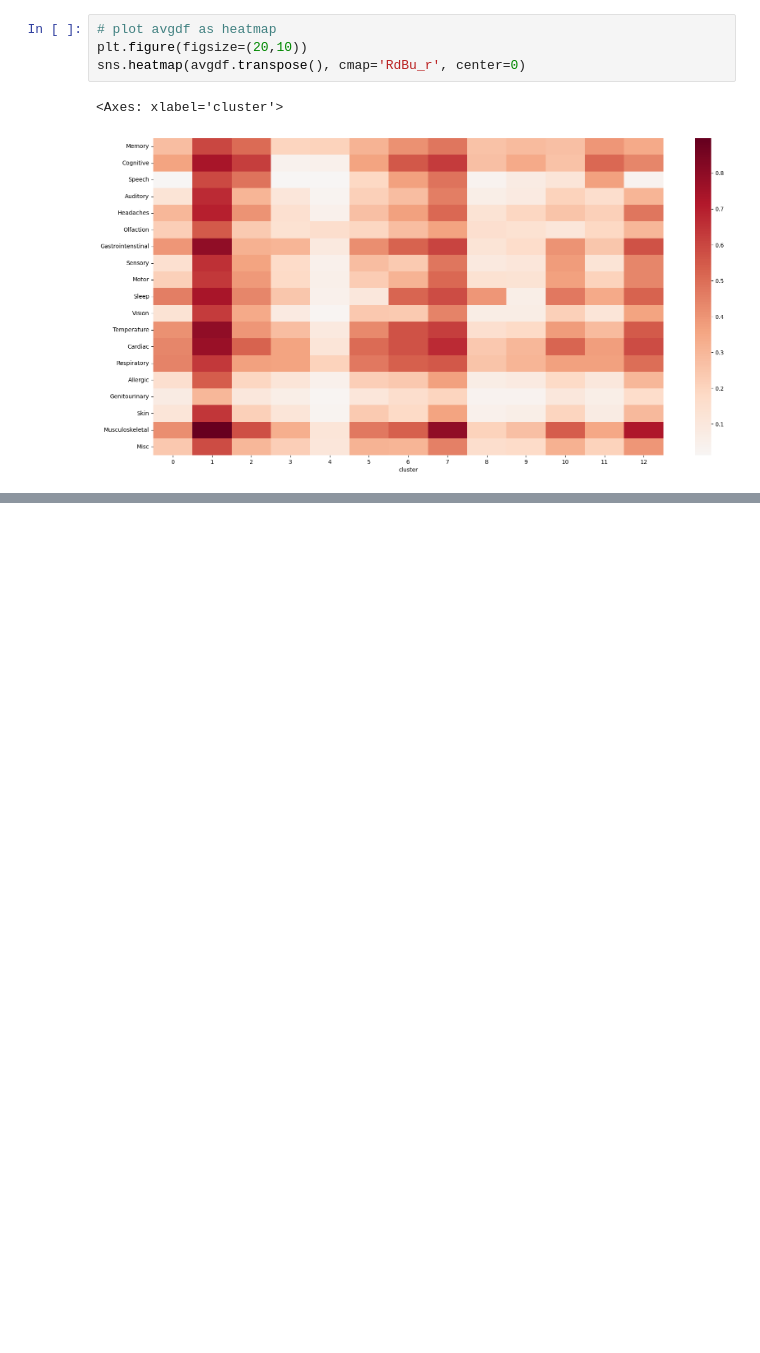
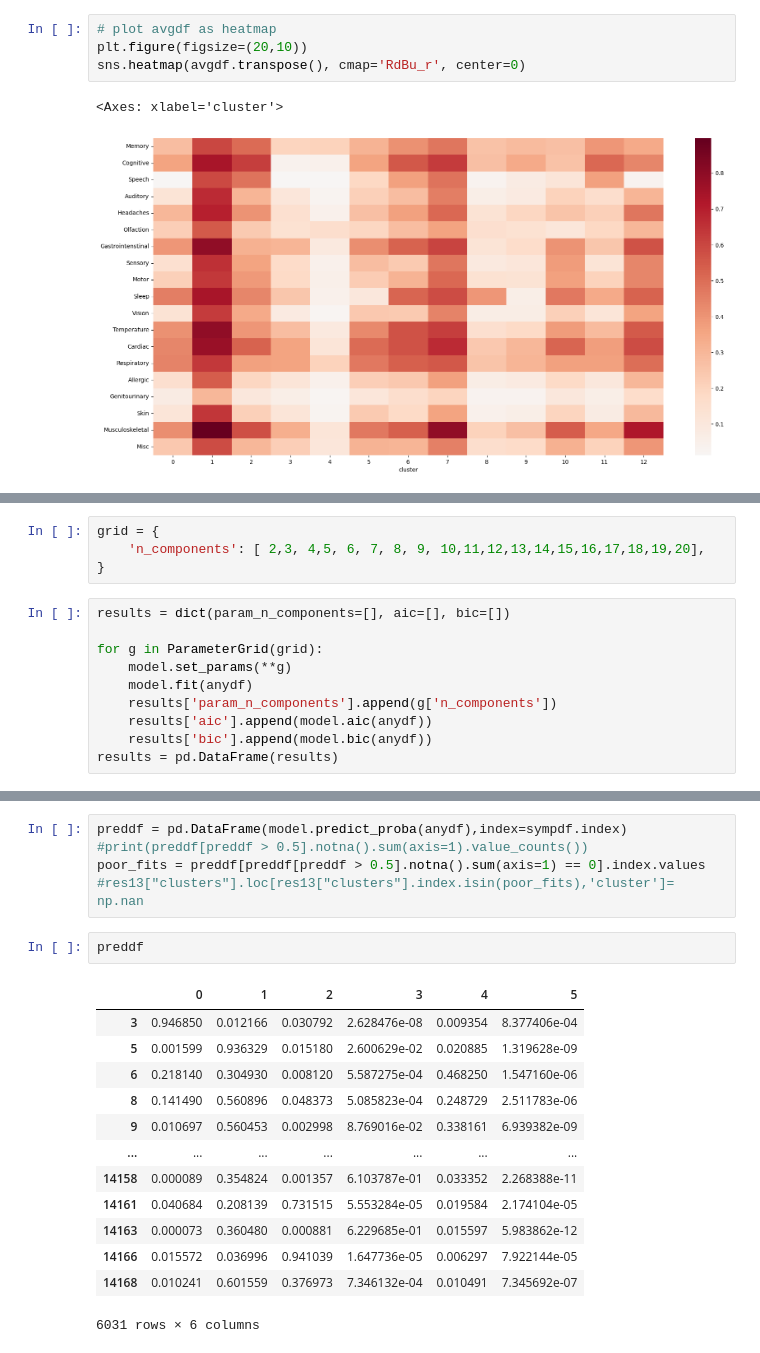
Before and after one commit to leothesouthafrican/PLR, a Jupyter notebook: Tessa/stepmix-121123-sympgrouping.ipynb, the cells around one changed output, grey strips where cells are left out. Drawn from its saved outputs; the diff is of its cells as text; blank space fills up the shorter version.

```diff
--- a/Tessa/stepmix-121123-sympgrouping.ipynb
+++ b/Tessa/stepmix-121123-sympgrouping.ipynb
@@ -342,0 +321,14 @@ groups_df[groups_df['group'].isin(['Misc','misc']) == False]
+# %%
+grid = {
+    'n_components': [ 2,3, 4,5, 6, 7, 8, 9, 10,11,12,13,14,15,16,17,18,19,20],
+}
+# %%
+results = dict(param_n_components=[], aic=[], bic=[])
+
+for g in ParameterGrid(grid):
+    model.set_params(**g)
+    model.fit(anydf)
+    results['param_n_components'].append(g['n_components'])
+    results['aic'].append(model.aic(anydf))
+    results['bic'].append(model.bic(anydf))
+results = pd.DataFrame(results)
@@ -342,0 +432,21 @@ groups_df[groups_df['group'].isin(['Misc','misc']) == False]
+# %%
+preddf = pd.DataFrame(model.predict_proba(anydf),index=sympdf.index)
+#print(preddf[preddf > 0.5].notna().sum(axis=1).value_counts())
+poor_fits = preddf[preddf[preddf > 0.5].notna().sum(axis=1) == 0].index.values
+#res13["clusters"].loc[res13["clusters"].index.isin(poor_fits),'cluster']= np.nan
+# %%
+preddf
+# %% [output]
+|  | 0 | 1 | 2 | 3 | 4 | 5 |
+| 3 | 0.946850 | 0.012166 | 0.030792 | 2.628476e-08 | 0.009354 | 8.377406e-04 |
+| 5 | 0.001599 | 0.936329 | 0.015180 | 2.600629e-02 | 0.020885 | 1.319628e-09 |
+| 6 | 0.218140 | 0.304930 | 0.008120 | 5.587275e-04 | 0.468250 | 1.547160e-06 |
+| 8 | 0.141490 | 0.560896 | 0.048373 | 5.085823e-04 | 0.248729 | 2.511783e-06 |
+| 9 | 0.010697 | 0.560453 | 0.002998 | 8.769016e-02 | 0.338161 | 6.939382e-09 |
+| ... | ... | ... | ... | ... | ... | ... |
+| 14158 | 0.000089 | 0.354824 | 0.001357 | 6.103787e-01 | 0.033352 | 2.268388e-11 |
+| 14161 | 0.040684 | 0.208139 | 0.731515 | 5.553284e-05 | 0.019584 | 2.174104e-05 |
+| 14163 | 0.000073 | 0.360480 | 0.000881 | 6.229685e-01 | 0.015597 | 5.983862e-12 |
+| 14166 | 0.015572 | 0.036996 | 0.941039 | 1.647736e-05 | 0.006297 | 7.922144e-05 |
+| 14168 | 0.010241 | 0.601559 | 0.376973 | 7.346132e-04 | 0.010491 | 7.345692e-07 |
+6031 rows × 6 columns
```
Also changed, not shown: parts of 38 cells of this notebook, 3 other files.
